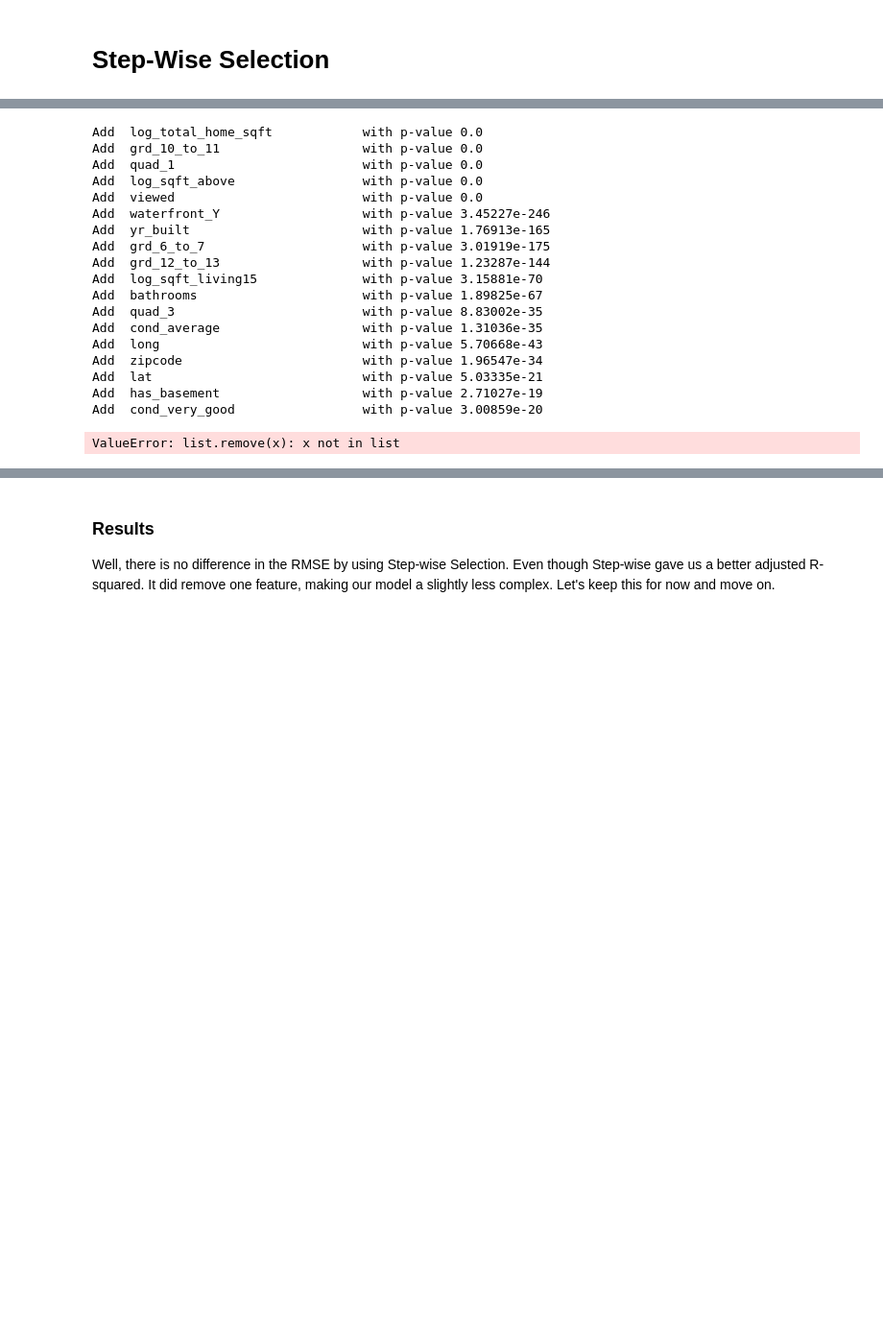
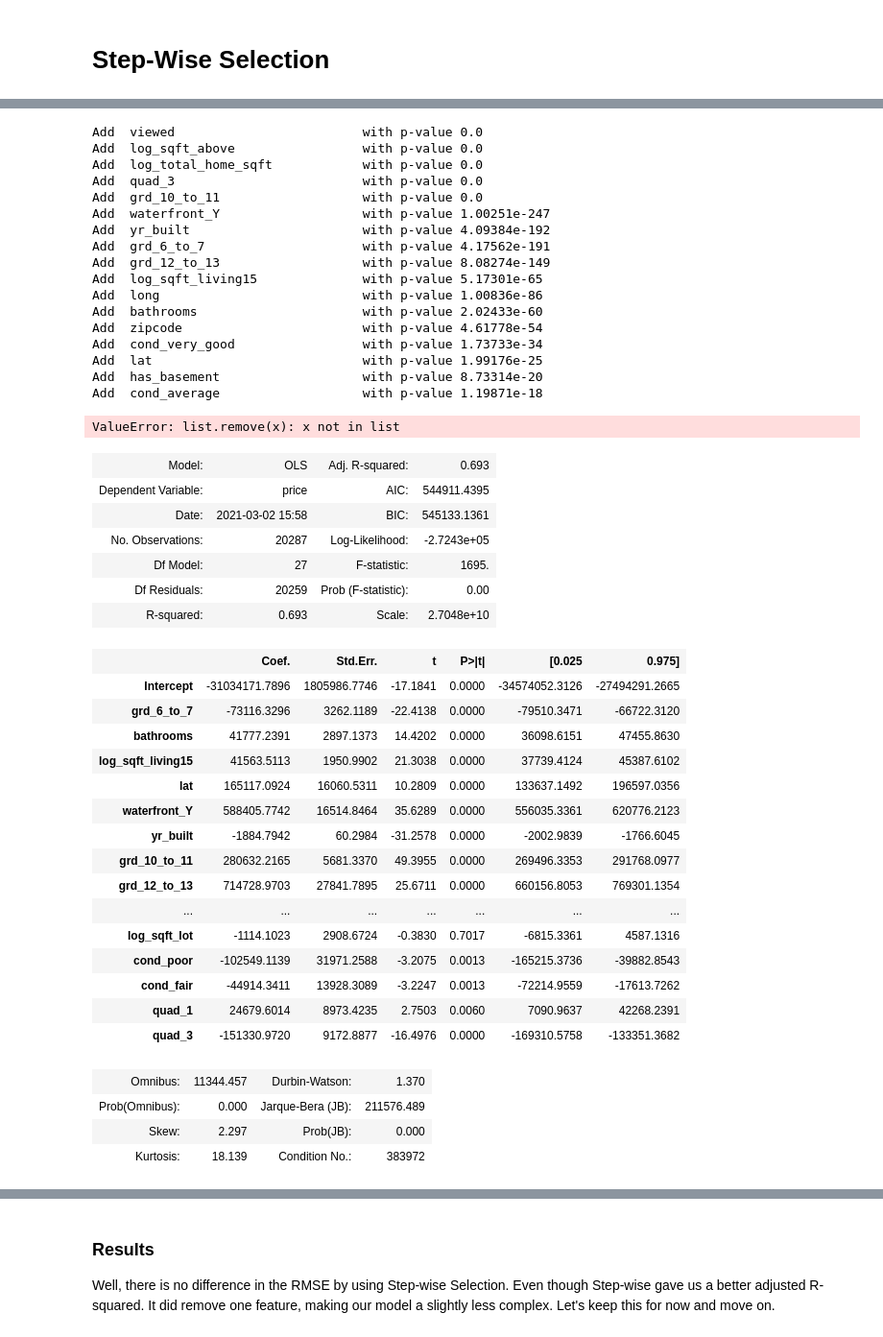
Before and after one commit to bmauss/Regression-Model-for-King-County-Housing-Market, a Jupyter notebook: 3. Modeling and Interpretation.ipynb, the cells around one changed output, grey strips where cells are left out. Shown at 96% size. Saved outputs shown, nothing was run; the diff lists cells and outputs as text; code cells hidden in the pictures; blank space fills up the shorter version.

Commit message:
checked issues with stepwise selection; create new model book.

```diff
--- a/3. Modeling and Interpretation.ipynb
+++ b/3. Modeling and Interpretation.ipynb
@@ -721,49 +740,76 @@ def stepwise_selection(X, y,
 # %%
-features = log_df.drop('price', axis=1)
-
-result = stepwise_selection(features, log_df['price'], verbose=True)
+X = log_df.drop('price', axis=1)
+y = log_df['price']
+result = stepwise_selection(X, y, verbose=True)
 print('resulting features:')
 print(result)
 # %% [output]
+Add  viewed                         with p-value 0.0
+Add  log_sqft_above                 with p-value 0.0
 Add  log_total_home_sqft            with p-value 0.0
+Add  quad_3                         with p-value 0.0
 Add  grd_10_to_11                   with p-value 0.0
-Add  quad_1                         with p-value 0.0
-Add  log_sqft_above                 with p-value 0.0
-Add  viewed                         with p-value 0.0
-Add  waterfront_Y                   with p-value 3.45227e-246
-Add  yr_built                       with p-value 1.76913e-165
-Add  grd_6_to_7                     with p-value 3.01919e-175
-Add  grd_12_to_13                   with p-value 1.23287e-144
-Add  log_sqft_living15              with p-value 3.15881e-70
-Add  bathrooms                      with p-value 1.89825e-67
-Add  quad_3                         with p-value 8.83002e-35
-Add  cond_average                   with p-value 1.31036e-35
-Add  long                           with p-value 5.70668e-43
-Add  zipcode                        with p-value 1.96547e-34
-Add  lat                            with p-value 5.03335e-21
-Add  has_basement                   with p-value 2.71027e-19
-Add  cond_very_good                 with p-value 3.00859e-20
+Add  waterfront_Y                   with p-value 1.00251e-247
+Add  yr_built                       with p-value 4.09384e-192
+Add  grd_6_to_7                     with p-value 4.17562e-191
+Add  grd_12_to_13                   with p-value 8.08274e-149
+Add  log_sqft_living15              with p-value 5.17301e-65
+Add  long                           with p-value 1.00836e-86
+Add  bathrooms                      with p-value 2.02433e-60
+Add  zipcode                        with p-value 4.61778e-54
+Add  cond_very_good                 with p-value 1.73733e-34
+Add  lat                            with p-value 1.99176e-25
+Add  has_basement                   with p-value 8.73314e-20
+Add  cond_average                   with p-value 1.19871e-18
 ValueError: list.remove(x): x not in list
 # %%
 # lets see what results we get when we use these suggested features
 
 suggested = log_df[['price', 'grd_6_to_7', 'bathrooms', 'log_sqft_living15',
                     'lat', 'waterfront_Y', 'yr_built', 'grd_10_to_11',
                     'grd_12_to_13', 'viewed', 'log_sqft_above',
                     'has_basement', 'log_sqft_lot15', 'zipcode',
                     'cond_average', 'long', 'cond_very_good', 'grd_1_to_5',
                     'day_of_year', 'bedrooms', 'is_renovated', 'floors_3',
                     'log_total_home_sqft', 'log_sqft_lot', 'cond_poor',
-                    'cond_fair']]
+                    'cond_fair', 'quad_1', 'quad_3']]
 
 target = 'price'
 
 feats = suggested.drop(['price'], axis=1).columns
 preds = '+'.join(feats)
 
 formula2 = target + '~' + preds
 model2 = smf.ols(formula=formula2, data=log_df).fit()
 model2.summary2()
+# %% [output]
+| Model: | OLS | Adj. R-squared: | 0.693 |
+| Dependent Variable: | price | AIC: | 544911.4395 |
+| Date: | 2021-03-02 15:58 | BIC: | 545133.1361 |
+| No. Observations: | 20287 | Log-Likelihood: | -2.7243e+05 |
+| Df Model: | 27 | F-statistic: | 1695. |
+| Df Residuals: | 20259 | Prob (F-statistic): | 0.00 |
+| R-squared: | 0.693 | Scale: | 2.7048e+10 |
+|  | Coef. | Std.Err. | t | P>|t| | [0.025 | 0.975] |
+| Intercept | -31034171.7896 | 1805986.7746 | -17.1841 | 0.0000 | -34574052.3126 | -27494291.2665 |
+| grd_6_to_7 | -73116.3296 | 3262.1189 | -22.4138 | 0.0000 | -79510.3471 | -66722.3120 |
+| bathrooms | 41777.2391 | 2897.1373 | 14.4202 | 0.0000 | 36098.6151 | 47455.8630 |
+| log_sqft_living15 | 41563.5113 | 1950.9902 | 21.3038 | 0.0000 | 37739.4124 | 45387.6102 |
+| lat | 165117.0924 | 16060.5311 | 10.2809 | 0.0000 | 133637.1492 | 196597.0356 |
+| waterfront_Y | 588405.7742 | 16514.8464 | 35.6289 | 0.0000 | 556035.3361 | 620776.2123 |
+| yr_built | -1884.7942 | 60.2984 | -31.2578 | 0.0000 | -2002.9839 | -1766.6045 |
+| grd_10_to_11 | 280632.2165 | 5681.3370 | 49.3955 | 0.0000 | 269496.3353 | 291768.0977 |
+| grd_12_to_13 | 714728.9703 | 27841.7895 | 25.6711 | 0.0000 | 660156.8053 | 769301.1354 |
+| ... | ... | ... | ... | ... | ... | ... |
+| log_sqft_lot | -1114.1023 | 2908.6724 | -0.3830 | 0.7017 | -6815.3361 | 4587.1316 |
+| cond_poor | -102549.1139 | 31971.2588 | -3.2075 | 0.0013 | -165215.3736 | -39882.8543 |
+| cond_fair | -44914.3411 | 13928.3089 | -3.2247 | 0.0013 | -72214.9559 | -17613.7262 |
+| quad_1 | 24679.6014 | 8973.4235 | 2.7503 | 0.0060 | 7090.9637 | 42268.2391 |
+| quad_3 | -151330.9720 | 9172.8877 | -16.4976 | 0.0000 | -169310.5758 | -133351.3682 |
+| Omnibus: | 11344.457 | Durbin-Watson: | 1.370 |
+| Prob(Omnibus): | 0.000 | Jarque-Bera (JB): | 211576.489 |
+| Skew: | 2.297 | Prob(JB): | 0.000 |
+| Kurtosis: | 18.139 | Condition No.: | 383972 |
 # %%
 x_cols = suggested.drop(['price'], axis=1)
 y = log_df['price']
```
Also changed, not shown: parts of 26 cells of this notebook.
